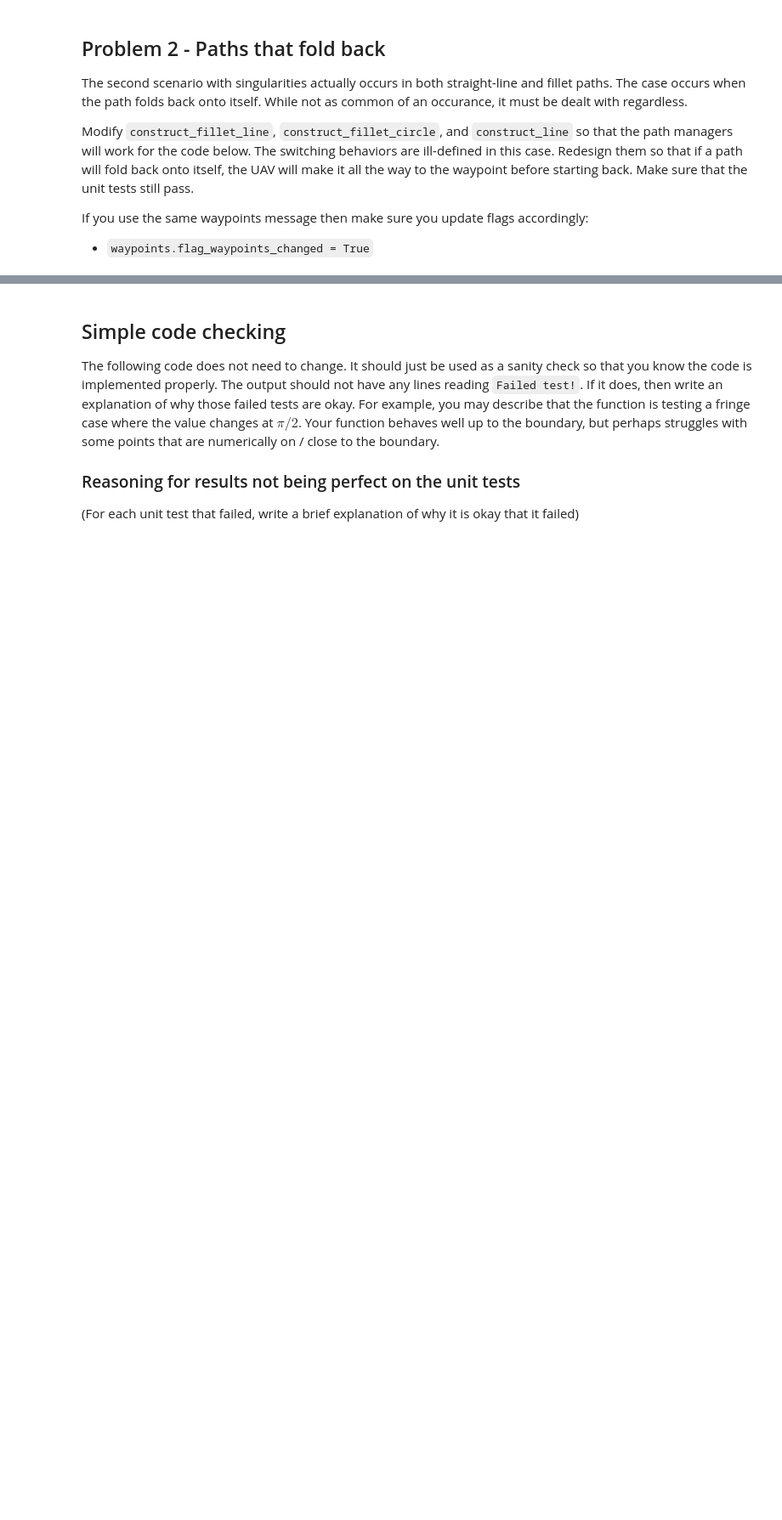
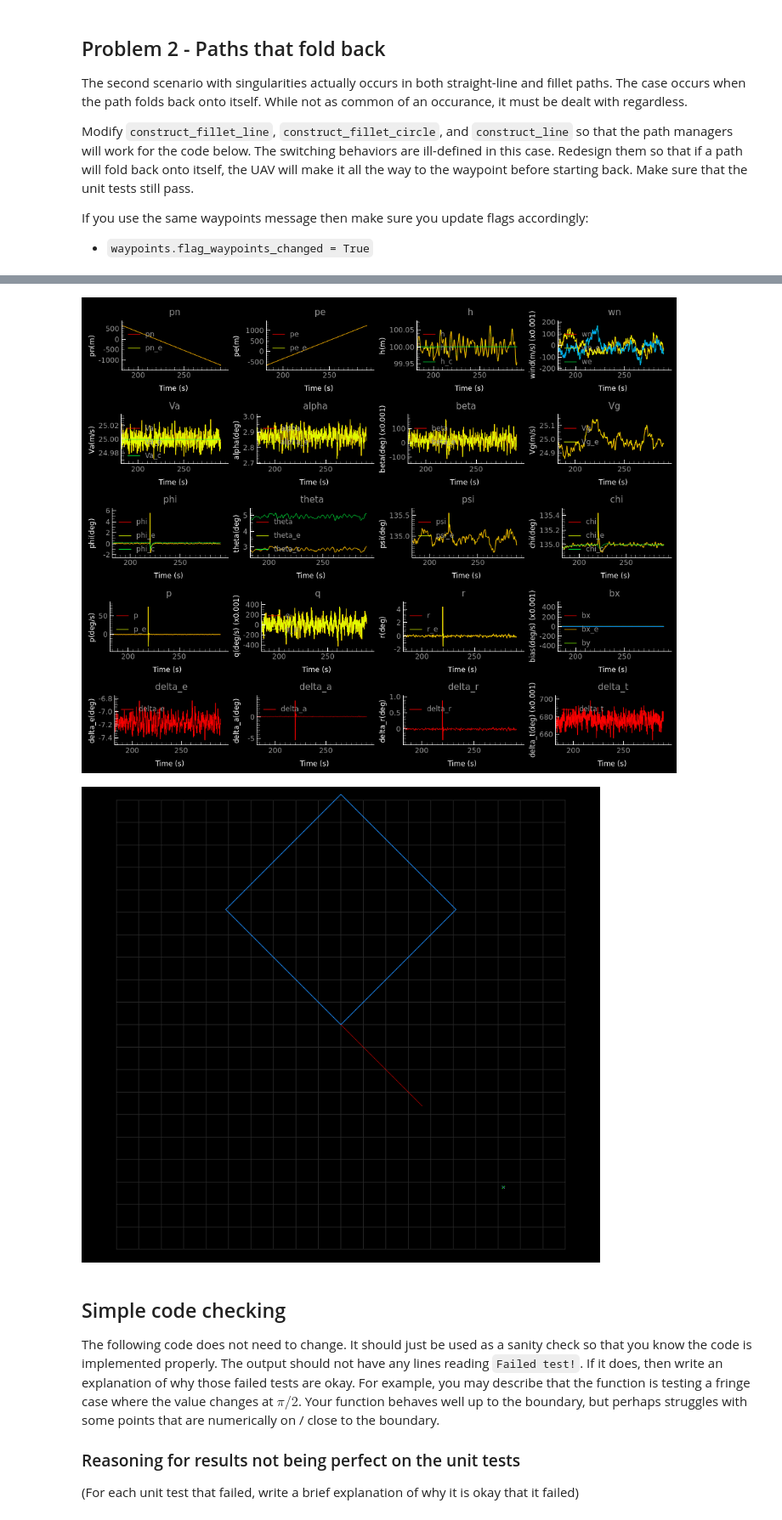
Before and after one commit to Isaacwilliam4/mavsim_python, a Jupyter notebook: usu_assignments/ch11a_line_and_fillet_path_manager.ipynb, the cells around one changed output, grey strips where cells are left out. Shown at 85% size. Saved outputs shown, nothing was run; the diff lists cells and outputs as text; code cells hidden in the pictures; blank space fills up the shorter version.

```diff
--- a/usu_assignments/ch11a_line_and_fillet_path_manager.ipynb
+++ b/usu_assignments/ch11a_line_and_fillet_path_manager.ipynb
@@ -152,3 +162,19 @@ If you use the same waypoints message then make sure you update flag accordingly
+# %%
+# code goes here
+waypoints = MsgWaypoints()
+waypoints.type = 'fillet'
+Va = PLAN.Va0
+waypoints.add(np.array([[0, 0, -100]]).T, Va, np.radians(0), np.inf, 0, 0)
+waypoints.add(np.array([[1000, 1000, -100]]).T, Va, np.radians(45), np.inf, 0, 0)
+waypoints.add(np.array([[2000, 0, -100]]).T, Va, np.radians(45), np.inf, 0, 0)
+waypoints.add(np.array([[1000, -1000, -100]]).T, Va, np.radians(45), np.inf, 0, 0)
+waypoints.add(np.array([[0, 0, -100]]).T, Va, np.radians(45), np.inf, 0, 0)
+
+# Run the simulation for the fillet path manager
+run_sim_and_display(waypoints=waypoints)
+# %% [output]
+[figure, added]
+[figure, added]
 # %% [markdown]
 ## Simple code checking
 The following code does not need to change. It should just be used as a sanity check so that you know the code is implemented properly. The output should not have any lines reading `Failed test!`. If it does, then write an explanation of why those failed tests are okay. For example, you may describe that the function is testing a fringe case where the value changes at $\pi/2$. Your function behaves well up to the boundary, but perhaps struggles with some points that are numerically on / close to the boundary.
```
Also changed, not shown: parts of 7 cells of this notebook, 4 other files.
